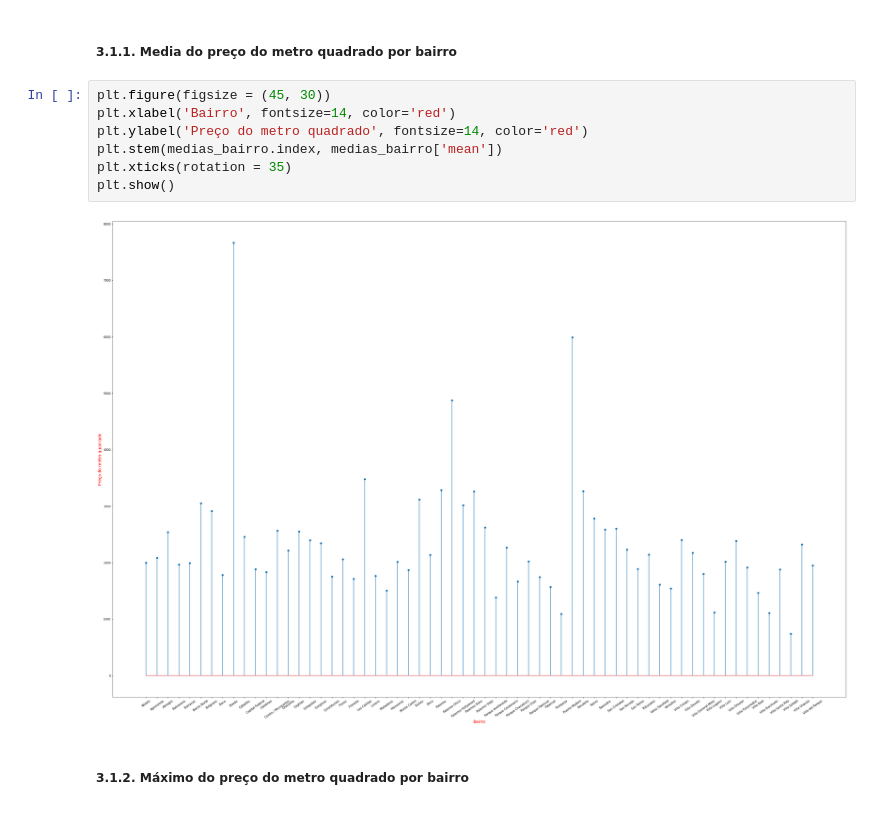
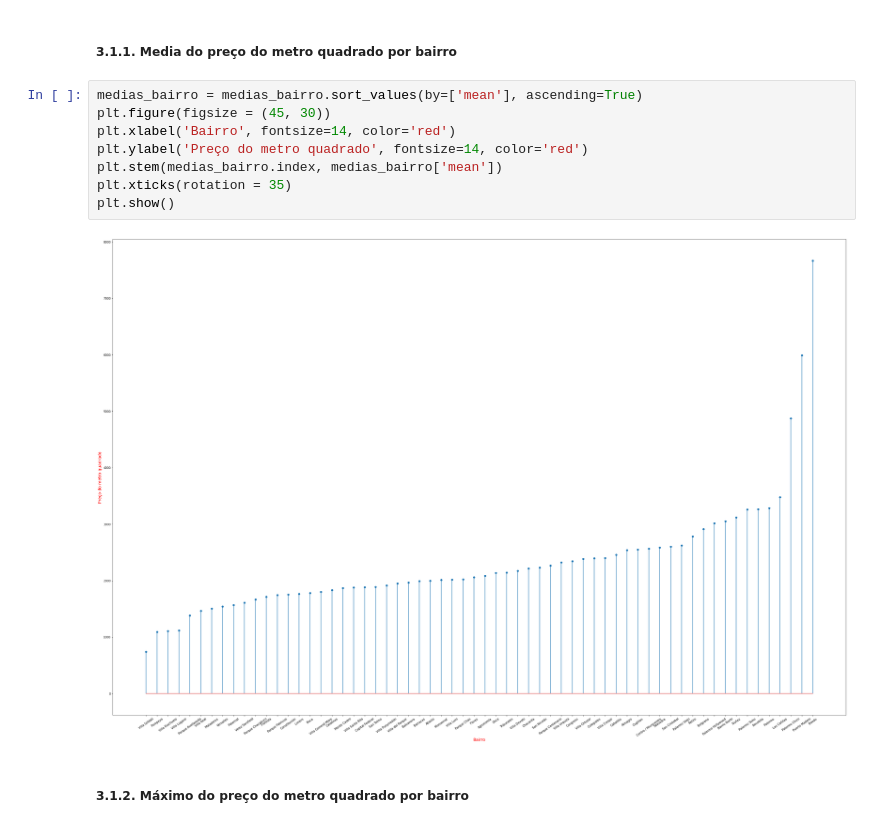
Before and after one commit to lidiambsouza/price_properties, a Jupyter notebook: price_properties.ipynb, the cells around one changed output. Cells and saved outputs as stored; diff of their text form.

```diff
--- a/price_properties.ipynb
+++ b/price_properties.ipynb
@@ -140,14 +140,15 @@ medias_bairro
 # %% [markdown]
 <h5>3.1.1. Media do preço do metro quadrado por bairro</h5>
 # %%
+medias_bairro = medias_bairro.sort_values(by=['mean'], ascending=True)
 plt.figure(figsize = (45, 30))
 plt.xlabel('Bairro', fontsize=14, color='red')
 plt.ylabel('Preço do metro quadrado', fontsize=14, color='red')
 plt.stem(medias_bairro.index, medias_bairro['mean'])
 plt.xticks(rotation = 35)
 plt.show()
 # %% [output]
-[figure, old version]
+[figure, new version]
 # %% [markdown]
 <h5>3.1.2. Máximo do preço do metro quadrado por bairro</h5>
 # %%
```
Also changed, not shown: parts of 7 cells of this notebook.
